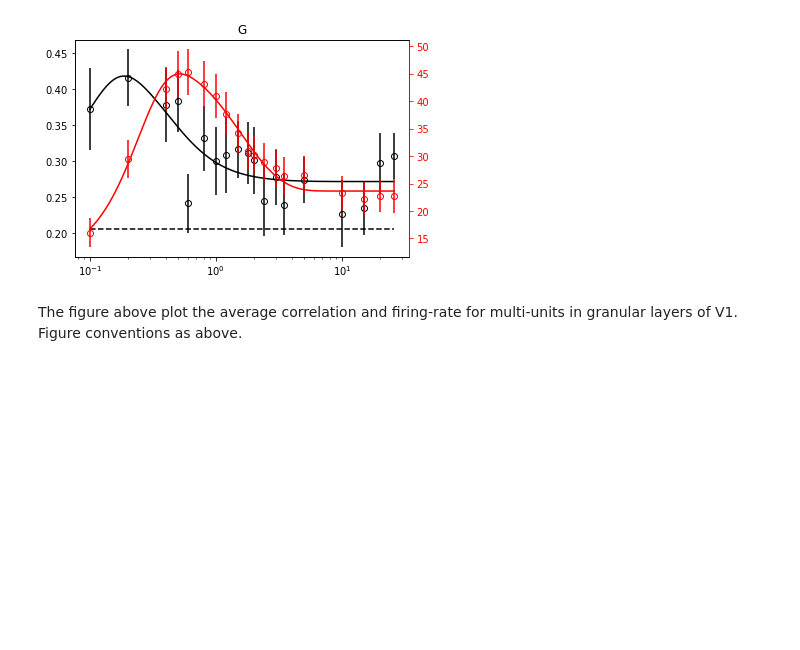
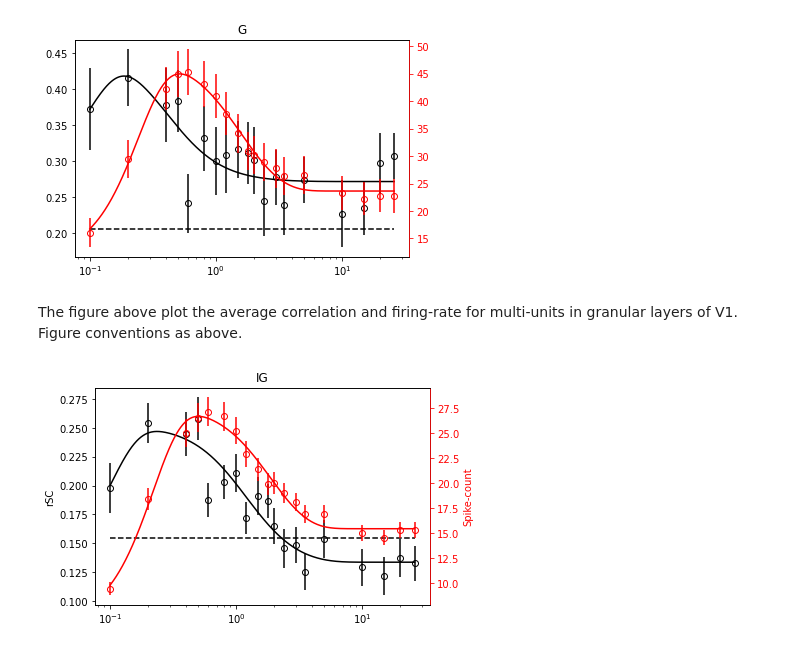
Before and after one commit to nurminenlab/variability-sizetuning-analysis, a Jupyter notebook: correlation-notebook-2022-01-20.ipynb, the cells around one changed output. Saved outputs shown, nothing was run; the diff lists cells and outputs as text; code cells hidden in the pictures; blank space fills up the shorter version.

```diff
--- a/correlation-notebook-2022-01-20.ipynb
+++ b/correlation-notebook-2022-01-20.ipynb
@@ -219,0 +219,37 @@ The figure above plot the average correlation and firing-rate for multi-units in
+# %%
+# plot the average correlation and mean firing rate for infragranular units
+plt.figure(num='IG')
+corrBSL_IGIG = params_df.groupby('layer_type')['gm_fit_correlation_BSL'].mean()['IGIG']
+ax3 = plt.subplot(1,1,1)
+ax3.title.set_text('IG')
+ax3b = ax3.twinx()
+args = (diams_IGIG,rSC_mn_IGIG)
+bnds = np.array([[0.0001,0.0001,0,0,0],[30,30,100,100,None]]).T
+res  = basinhopping(cost_response,np.ones(5),minimizer_kwargs={'method': 'L-BFGS-B', 'args':args,'bounds':bnds},seed=1234)
+popt = res.x
+diams_tight = np.logspace(np.log10(diams_IGIG[0]),np.log10(diams_IGIG[-1]),1000)
+Chat = dalib.ROG(diams_tight,*popt)
+
+args = (diams_IGIG,gm_mn_IGIG)
+bnds = np.array([[0.0001,0.0001,0,0,0],[30,30,100,100,None]]).T
+res  = basinhopping(cost_response,np.ones(5),minimizer_kwargs={'method': 'L-BFGS-B', 'args':args,'bounds':bnds},seed=1234)
+popt = res.x
+diams_tight = np.logspace(np.log10(diams_IGIG[0]),np.log10(diams_IGIG[-1]),1000)
+Rhat = dalib.ROG(diams_tight,*popt)
+
+ax3.errorbar(diams_IGIG, rSC_mn_IGIG, yerr=rSC_SE_IGIG, fmt='ko', markerfacecolor='None')
+ax3b.errorbar(diams_IGIG, gm_mn_IGIG, yerr=gm_SE_IGIG, fmt='ro', markerfacecolor='None')
+ax3.plot(diams_tight,Chat, 'k-')
+ax3b.plot(diams_tight,Rhat, 'r-')
+ax3.plot([diams_IGIG[0], diams_IGIG[-1]], [corrBSL_IGIG, corrBSL_IGIG], 'k--')
+ax3.set_xscale('log')
+ax3.set_ylabel('rSC')
+#ax3.set_yticks([0, 0.15, 0.3, 0.45])
+ax3.set_xticks([0.1, 1, 10])
+ax3b.set_ylabel('Spike-count')
+ax3b.set_xlabel('Grating diameter')
+ax3b.spines['right'].set_color('red')
+ax3b.tick_params(axis='y',colors='red')
+ax3b.yaxis.label.set_color('red')
+# %% [output]
+[figure, added]
```
Also changed, not shown: parts of 9 cells of this notebook.
